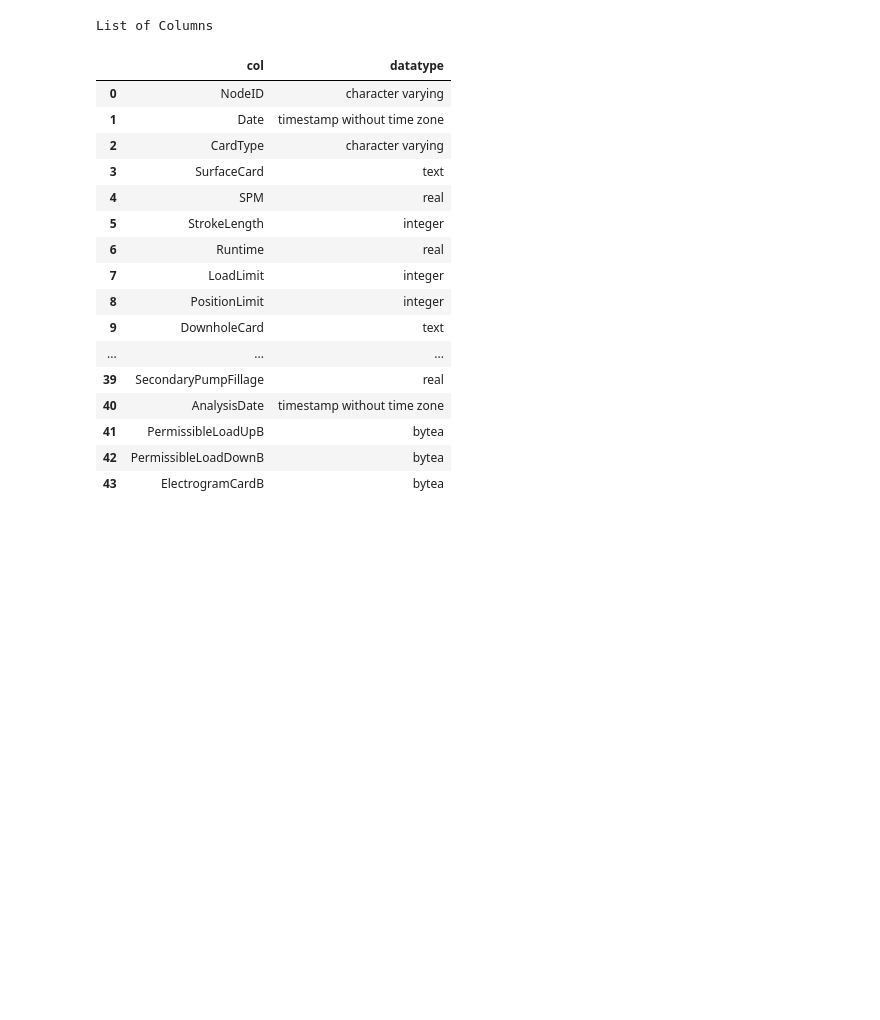
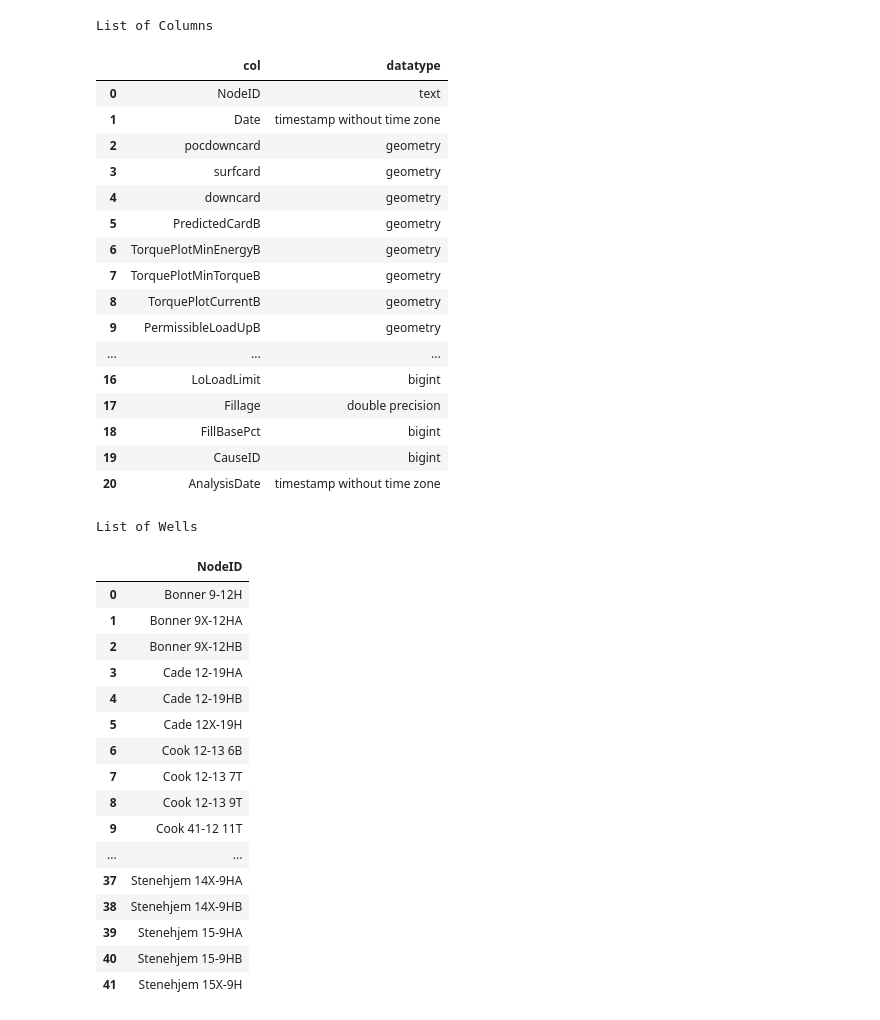
Before and after one commit to Ashitha97/ESP, a Jupyter notebook: dataAnalysis/Initial Analysis Card Data.ipynb, the cells around one changed output. Drawn from its saved outputs; the diff is of its cells as text; code cells hidden in the pictures; blank space fills up the shorter version.

Commit message:
Populated all reqd wells in oasis-dev db

```diff
--- a/dataAnalysis/Initial Analysis Card Data.ipynb
+++ b/dataAnalysis/Initial Analysis Card Data.ipynb
@@ -73,25 +80,20 @@ Uee the `run_query` functions to run queries. Check `Analysis.md` for some examp
+# %%
+#Setup
+database = 'oasis-dev'
 # %%
-%%time
-# Some Exploratory Queries
+query = """SELECT DISTINCT "NodeID" from xspoc.card ORDER BY "NodeID";"""
 
 cols_query = """
 SELECT attname            AS col
      , atttypid::regtype  AS datatype
        -- more attributes?
 FROM   pg_attribute
-WHERE  attrelid = 'xspoc_dbo."tblCardData"'::regclass  -- table name, optionally schema-qualified
+WHERE  attrelid = 'xspoc.card'::regclass  -- table name, optionally schema-qualified
 AND    attnum > 0
 AND    NOT attisdropped
 ORDER  BY attnum;
 """
-
-well_query = """
-SELECT DISTINCT("NodeID")
-FROM xspoc_dbo."tblCardData"
-ORDER BY "NodeID"
-"""
-
-with PostgresRDS(db='oasis-data') as engine:
-    col_list_full = run_query(cols_query, engine)  # Profiling: 1s 680ms -- Will be longer in jupyter
-    well_list_full = run_query(well_query, engine)  # Profiling: 1m 10s -- Longer in jupyter
+with PostgresRDS(db=database) as engine:
+    well_list = pd.read_sql(query, engine)
+    col_list = pd.read_sql(cols_query, engine)
 # %% [output]
@@ -101,22 +102,43 @@ Wall time: 1min 36s
 # %%
 print("List of Columns")
-display(col_list_full)
+display(col_list)
+
+print("\nList of Wells")
+display(well_list)
 # %% [output]
 List of Columns
 |  | col | datatype |
-| 0 | NodeID | character varying |
+| 0 | NodeID | text |
 | 1 | Date | timestamp without time zone |
-| 2 | CardType | character varying |
-| 3 | SurfaceCard | text |
-| 4 | SPM | real |
-| 5 | StrokeLength | integer |
-| 6 | Runtime | real |
-| 7 | LoadLimit | integer |
-| 8 | PositionLimit | integer |
-| 9 | DownholeCard | text |
+| 2 | pocdowncard | geometry |
+| 3 | surfcard | geometry |
+| 4 | downcard | geometry |
+| 5 | PredictedCardB | geometry |
+| 6 | TorquePlotMinEnergyB | geometry |
+| 7 | TorquePlotMinTorqueB | geometry |
+| 8 | TorquePlotCurrentB | geometry |
+| 9 | PermissibleLoadUpB | geometry |
 | ... | ... | ... |
-| 39 | SecondaryPumpFillage | real |
-| 40 | AnalysisDate | timestamp without time zone |
-| 41 | PermissibleLoadUpB | bytea |
-| 42 | PermissibleLoadDownB | bytea |
-| 43 | ElectrogramCardB | bytea |
+| 16 | LoLoadLimit | bigint |
+| 17 | Fillage | double precision |
+| 18 | FillBasePct | bigint |
+| 19 | CauseID | bigint |
+| 20 | AnalysisDate | timestamp without time zone |
+List of Wells
+|  | NodeID |
+| 0 | Bonner 9-12H |
+| 1 | Bonner 9X-12HA |
+| 2 | Bonner 9X-12HB |
+| 3 | Cade 12-19HA |
+| 4 | Cade 12-19HB |
+| 5 | Cade 12X-19H |
+| 6 | Cook 12-13 6B |
+| 7 | Cook 12-13 7T |
+| 8 | Cook 12-13 9T |
+| 9 | Cook 41-12 11T |
+| ... | ... |
+| 37 | Stenehjem 14X-9HA |
+| 38 | Stenehjem 14X-9HB |
+| 39 | Stenehjem 15-9HA |
+| 40 | Stenehjem 15-9HB |
+| 41 | Stenehjem 15X-9H |
```
Also changed, not shown: parts of 23 cells of this notebook, 11 other files.
